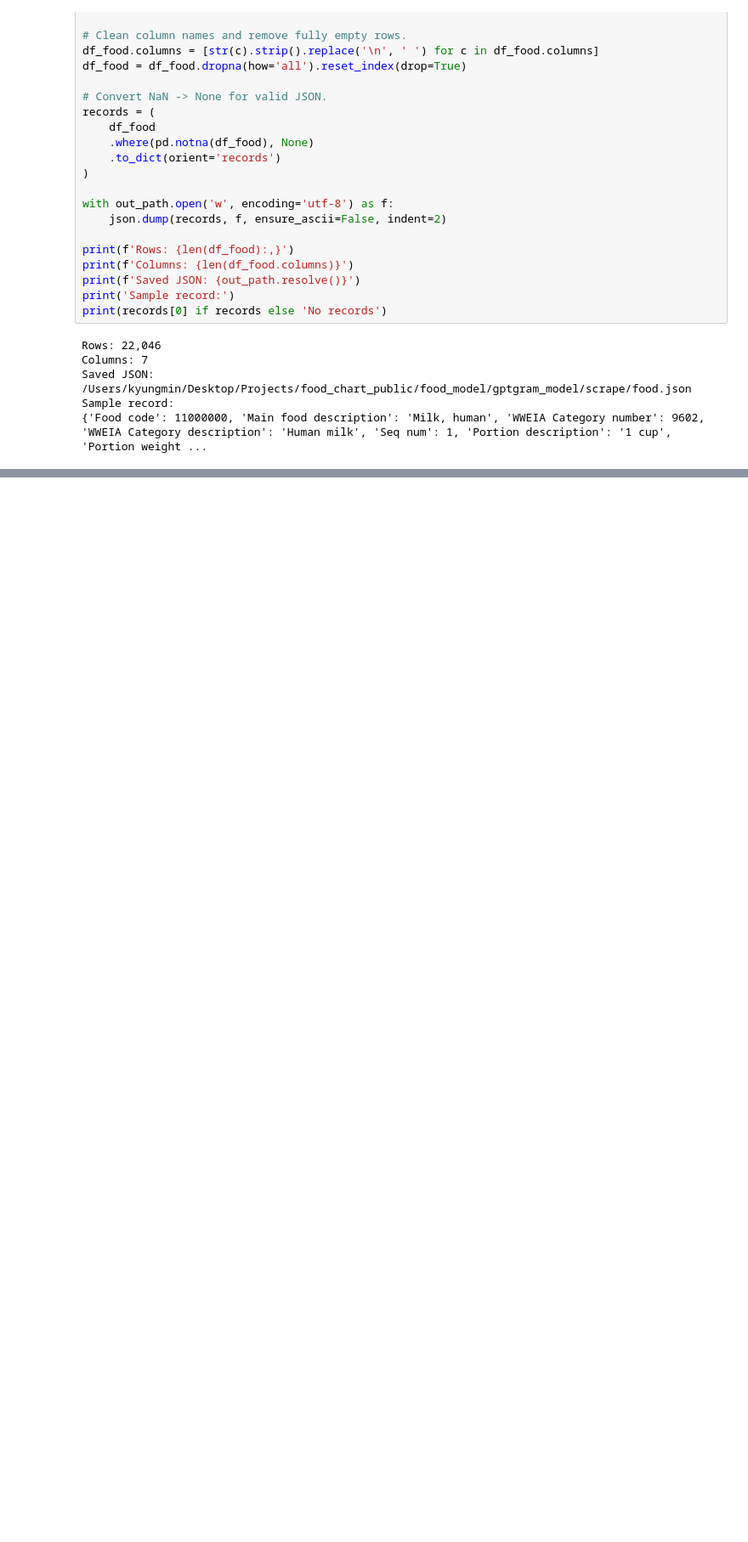
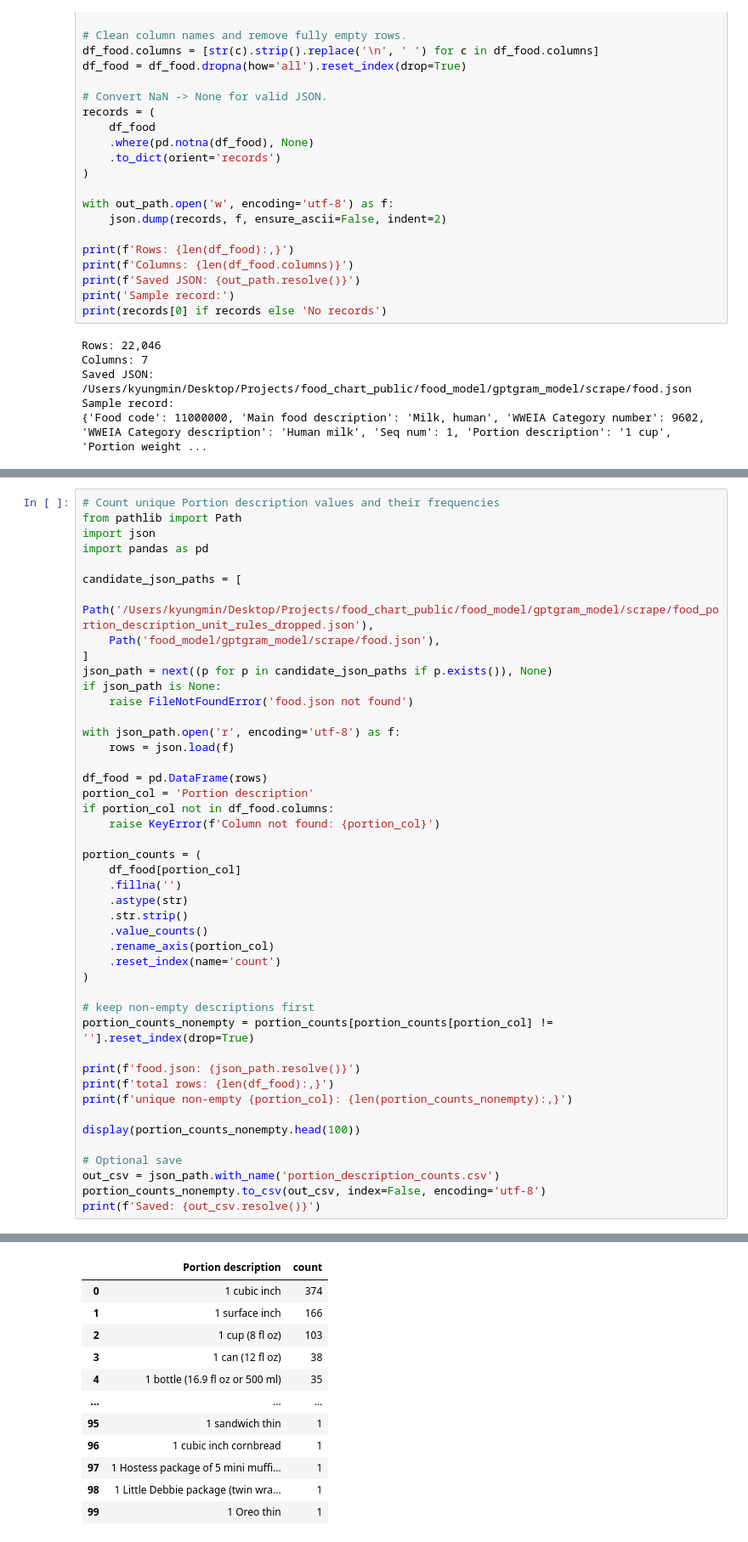
Before and after one commit to kml-coder/food_chart_public, a Jupyter notebook: food_model/gptgram_model/t5_small_regression.ipynb, the cells around one changed output, grey strips where cells are left out. Shown at 85% size. Saved outputs shown, nothing was run; the diff lists cells and outputs as text; blank space fills up the shorter version.

```diff
--- a/food_model/gptgram_model/t5_small_regression.ipynb
+++ b/food_model/gptgram_model/t5_small_regression.ipynb
@@ -1629,0 +1833,46 @@ Unique categories: 172
+# %%
+# Count unique Portion description values and their frequencies
+from pathlib import Path
+import json
+import pandas as pd
+
+candidate_json_paths = [
+    Path('/Users/kyungmin/Desktop/Projects/food_chart_public/food_model/gptgram_model/scrape/food_portion_description_unit_rules_dropped.json'),
+    Path('food_model/gptgram_model/scrape/food.json'),
+]
+json_path = next((p for p in candidate_json_paths if p.exists()), None)
+if json_path is None:
+    raise FileNotFoundError('food.json not found')
+
+with json_path.open('r', encoding='utf-8') as f:
+    rows = json.load(f)
+
+df_food = pd.DataFrame(rows)
+portion_col = 'Portion description'
+if portion_col not in df_food.columns:
+    raise KeyError(f'Column not found: {portion_col}')
+
+portion_counts = (
+    df_food[portion_col]
+    .fillna('')
+    .astype(str)
+    .str.strip()
+    .value_counts()
+    .rename_axis(portion_col)
+    .reset_index(name='count')
+)
+
+# keep non-empty descriptions first
+portion_counts_nonempty = portion_counts[portion_counts[portion_col] != ''].reset_index(drop=True)
+
+print(f'food.json: {json_path.resolve()}')
+print(f'total rows: {len(df_food):,}')
+print(f'unique non-empty {portion_col}: {len(portion_counts_nonempty):,}')
+
+display(portion_counts_nonempty.head(100))
+
+# Optional save
+out_csv = json_path.with_name('portion_description_counts.csv')
+portion_counts_nonempty.to_csv(out_csv, index=False, encoding='utf-8')
+print(f'Saved: {out_csv.resolve()}')
+# %% [output]
@@ -1629,0 +1882,12 @@ Unique categories: 172
+|  | Portion description | count |
+| 0 | 1 cubic inch | 374 |
+| 1 | 1 surface inch | 166 |
+| 2 | 1 cup (8 fl oz) | 103 |
+| 3 | 1 can (12 fl oz) | 38 |
+| 4 | 1 bottle (16.9 fl oz or 500 ml) | 35 |
+| ... | ... | ... |
+| 95 | 1 sandwich thin | 1 |
+| 96 | 1 cubic inch cornbread | 1 |
+| 97 | 1 Hostess package of 5 mini muffi... | 1 |
+| 98 | 1 Little Debbie package (twin wra... | 1 |
+| 99 | 1 Oreo thin | 1 |
```
Also changed, not shown: parts of 9 cells of this notebook, 1 other file.
